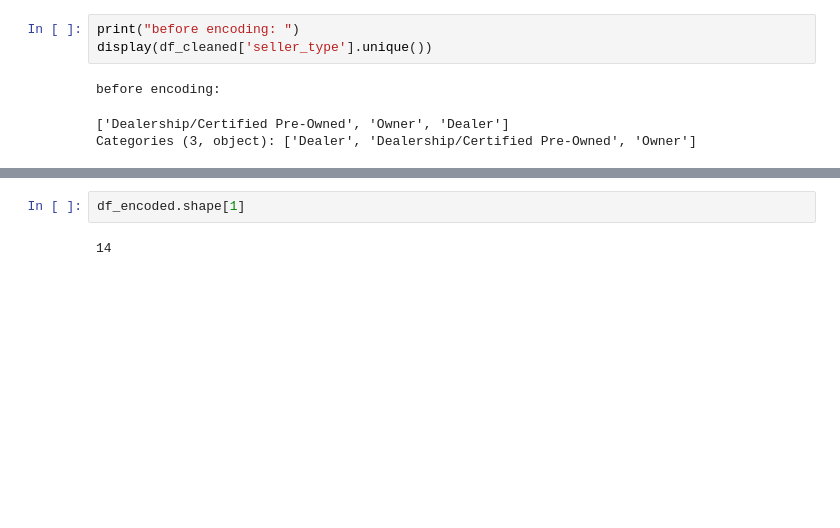
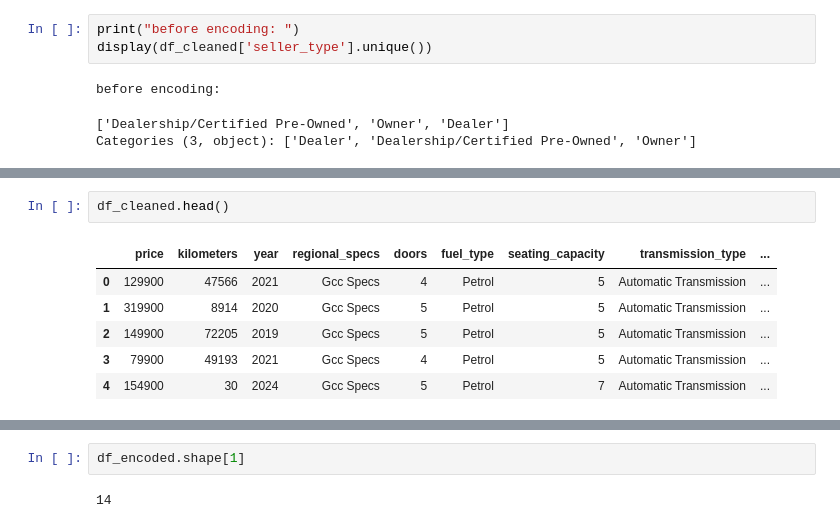
Before and after one commit to Hijas17/Car-Sales-Prediciton, a Jupyter notebook: prediction.ipynb, the cells around one changed output, grey strips where cells are left out. Drawn from its saved outputs; the diff is of its cells as text; blank space fills up the shorter version.

```diff
--- a/prediction.ipynb
+++ b/prediction.ipynb
@@ -234 +245,10 @@ Categories (3, object): ['Dealer', 'Dealership/Certified Pre-Owned', 'Owner']
+# %%
+df_cleaned.head()
+# %% [output]
+|  | price | kilometers | year | regional_specs | doors | fuel_type | seating_capacity | transmission_type | ... |
+| 0 | 129900 | 47566 | 2021 | Gcc Specs | 4 | Petrol | 5 | Automatic Transmission | ... |
+| 1 | 319900 | 8914 | 2020 | Gcc Specs | 5 | Petrol | 5 | Automatic Transmission | ... |
+| 2 | 149900 | 72205 | 2019 | Gcc Specs | 5 | Petrol | 5 | Automatic Transmission | ... |
+| 3 | 79900 | 49193 | 2021 | Gcc Specs | 4 | Petrol | 5 | Automatic Transmission | ... |
+| 4 | 154900 | 30 | 2024 | Gcc Specs | 5 | Petrol | 7 | Automatic Transmission | ... |
 # %%
```
Also changed, not shown: parts of 10 cells of this notebook, 5 other files.
